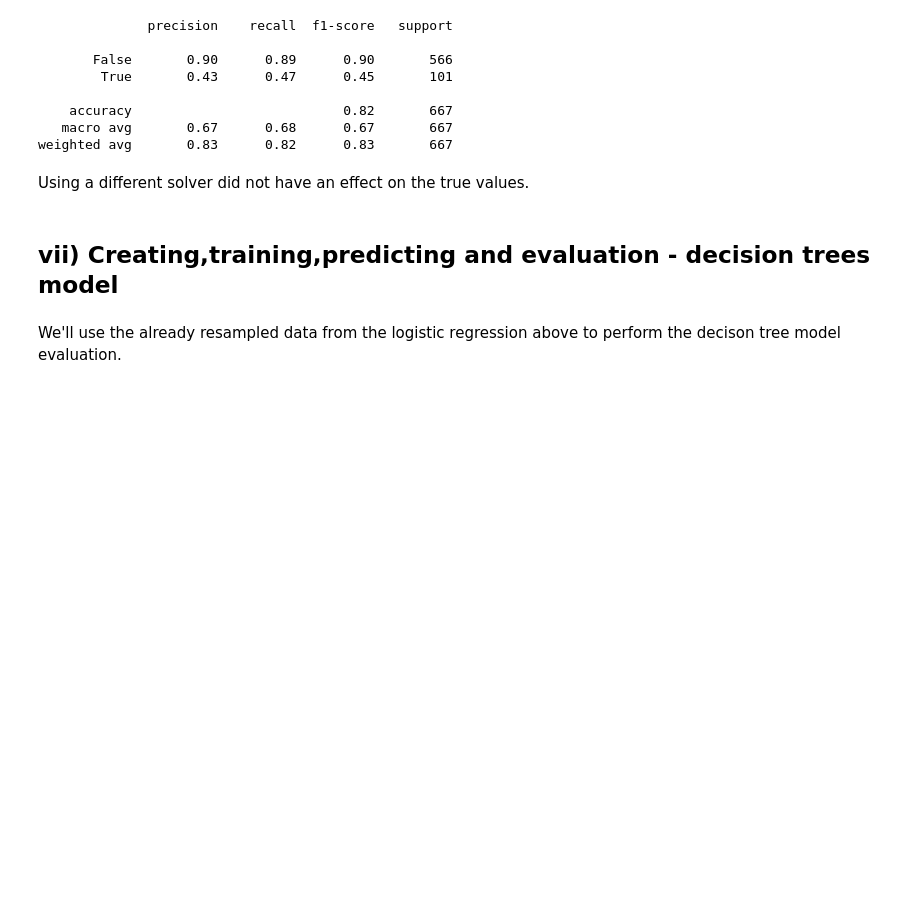
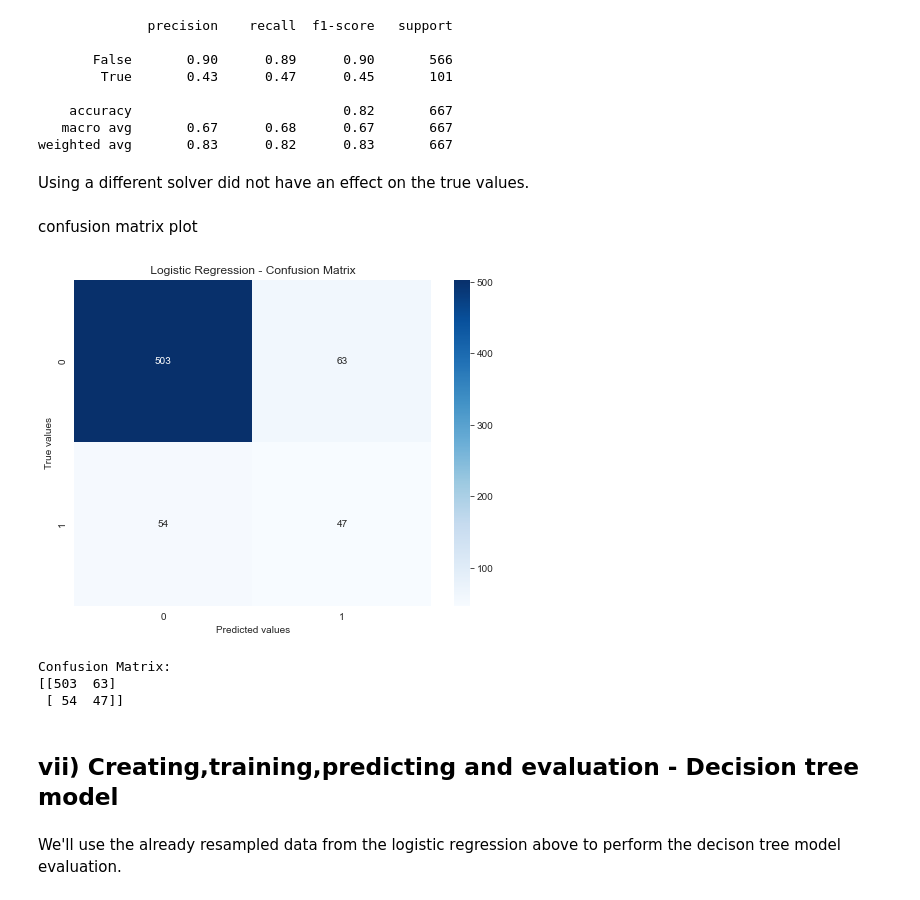
Before and after one commit to Ivet566/PHASE-3-PROJECT, a Jupyter notebook: Ivet Buyaki Phase3_project.ipynb, the cells around one changed output. Drawn from its saved outputs; the diff is of its cells as text; code cells hidden in the pictures; blank space fills up the shorter version.

```diff
--- a/Ivet Buyaki Phase3_project.ipynb
+++ b/Ivet Buyaki Phase3_project.ipynb
@@ -236,5 +171,3 @@ array([ 2927,  2928, 11535, 11714, 11760, 11761, 11762], dtype=int64)
-# %%
-X_test_sel = selector.transform(X_test_enc)
 # %%
 ## option two of feature selection using correlation
 df.corr()['churn']
@@ -546,5 +479,22 @@ print(classification_report(y_test,y_h_ridge_test1))
 weighted avg       0.83      0.82      0.83       667
 # %% [markdown]
 Using a different solver did not have an effect on the true values.
-# %% [markdown]
-## vii) Creating,training,predicting and evaluation - decision trees model
+# %% [markdown]
+confusion matrix plot
+# %%
+con_mat = confusion_matrix(y_test, y_h_ridge_test1)
+
+plt.figure(figsize=(8, 6))
+sns.heatmap(con_mat, annot=True, fmt='d', cmap='Blues')
+plt.title(' Logistic Regression - Confusion Matrix ')
+plt.xlabel('Predicted values')
+plt.ylabel('True values')
+plt.show()
+
+print("Confusion Matrix:")
+print(con_mat)
+# %% [output]
+[figure, added]
+Confusion Matrix:
+[[503  63]
+ [ 54  47]]
@@ -551,3 +506,5 @@ Using a different solver did not have an effect on the true values.
+# %% [markdown]
+## vii) Creating,training,predicting and evaluation - Decision tree model
 # %% [markdown]
 We'll use the already resampled data from the logistic regression above to perform the decison tree model evaluation.
 # %%
```
Also changed, not shown: parts of 18 cells of this notebook, 4 other files.
